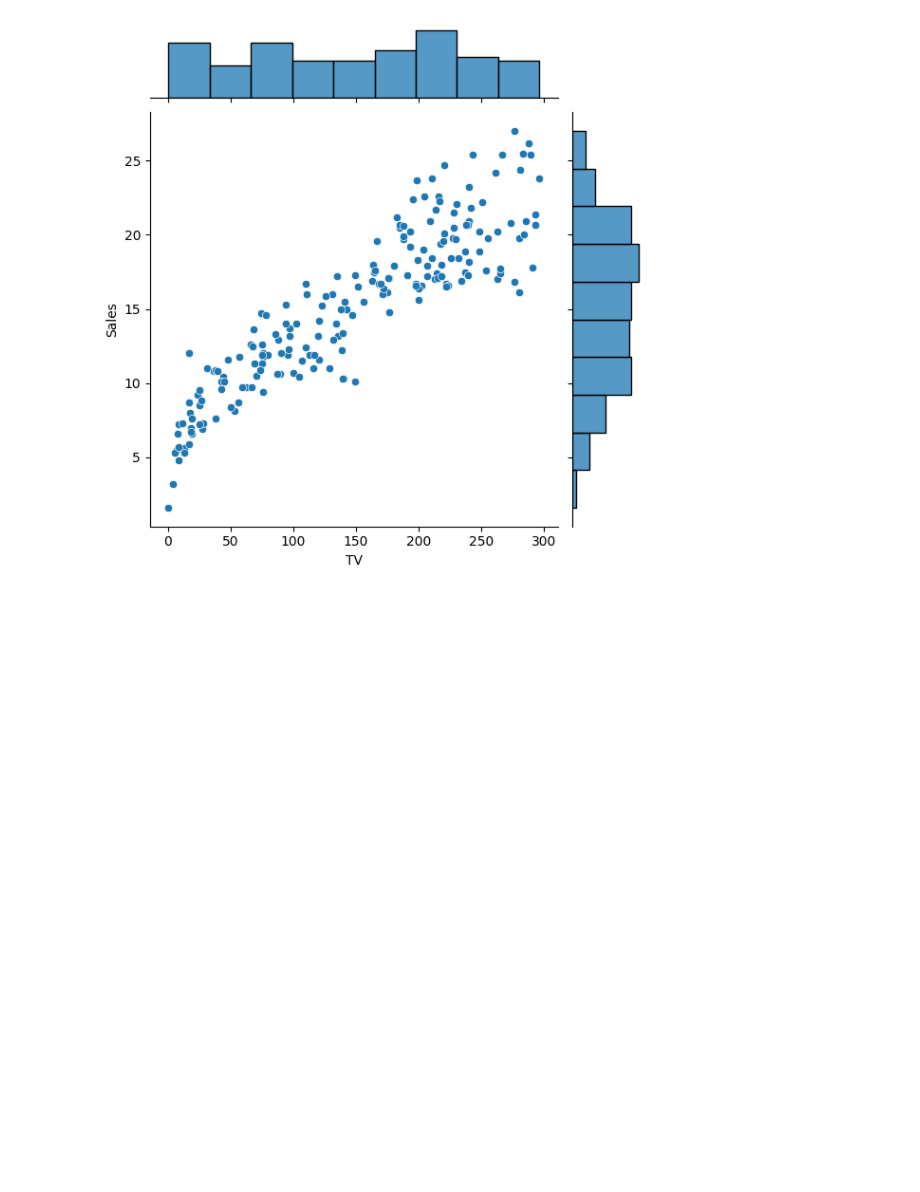
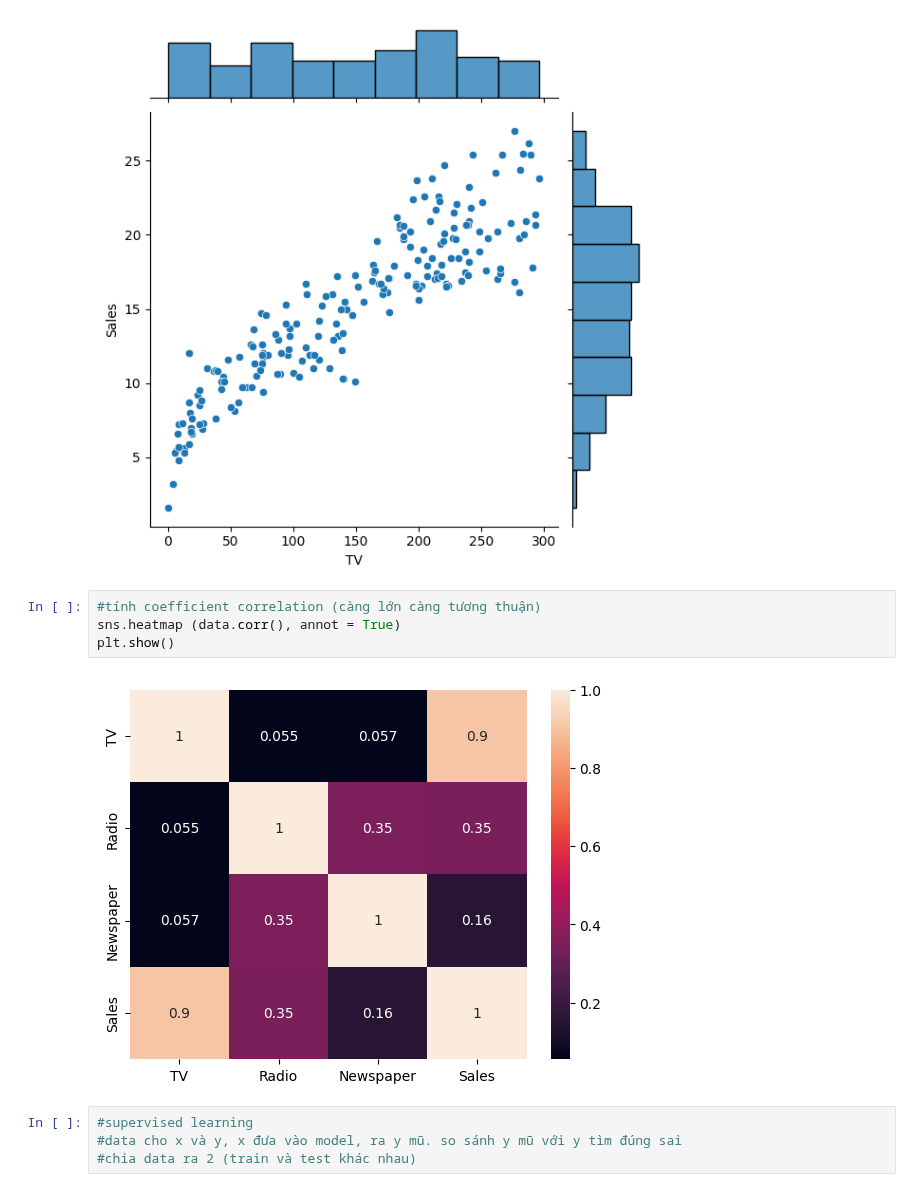
Before and after one commit to Jenniferduong20012004/JennyLearningAI, a Jupyter notebook: DataTabular.ipynb, the cells around one changed output. Saved outputs shown, nothing was run; the diff lists cells and outputs as text; blank space fills up the shorter version.

```diff
--- a/DataTabular.ipynb
+++ b/DataTabular.ipynb
@@ -248,3 +248,13 @@ sns.jointplot ( x= "TV", y = "Sales", data = data)
 plt.show()
 # %% [output]
 [figure]
+# %%
+#tính coefficient correlation (càng lớn càng tương thuận)
+sns.heatmap (data.corr(), annot = True)
+plt.show()
+# %% [output]
+[figure, added]
+# %%
+#supervised learning
+#data cho x và y, x đưa vào model, ra y mũ. so sánh y mũ với y tìm đúng sai
+#chia data ra 2 (train và test khác nhau)
```
